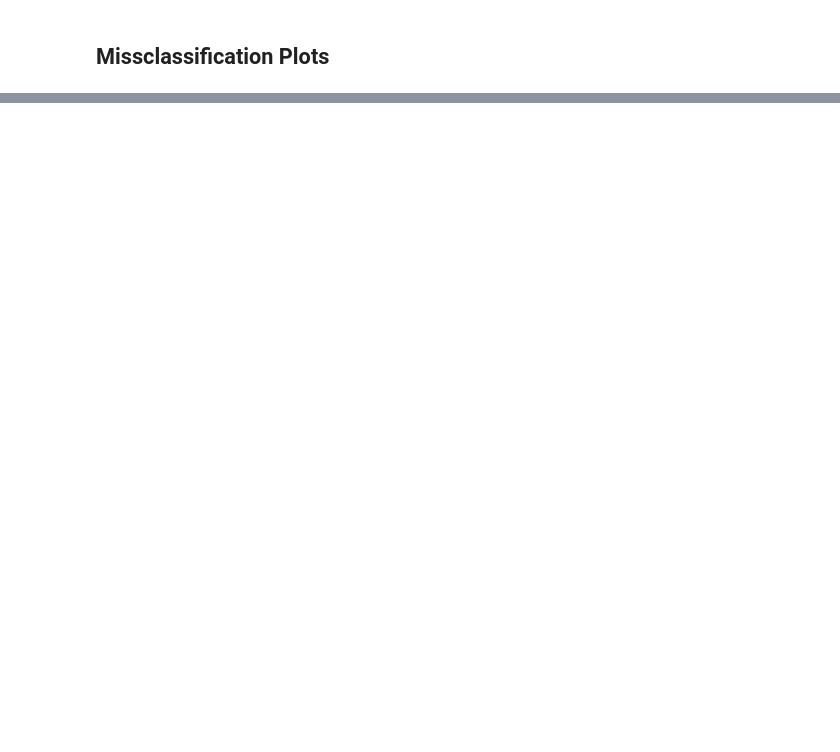
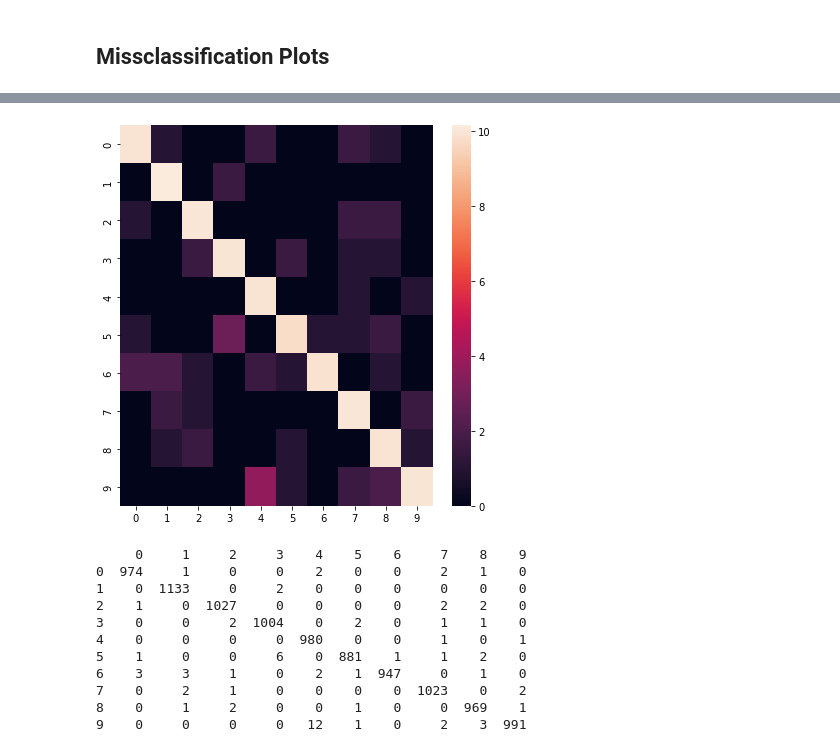
Before and after one commit to rohitashwachaks/advanced_optimisation, a Jupyter notebook: Assignments/HW1.ipynb, the cells around one changed output, grey strips where cells are left out. Saved outputs shown, nothing was run; the diff lists cells and outputs as text; code cells hidden in the pictures; blank space fills up the shorter version.

```diff
--- a/Assignments/HW1.ipynb
+++ b/Assignments/HW1.ipynb
@@ -201,16 +216,30 @@ for index, k in enumerate(missclassified_index[:3]):
 # %%
 import seaborn as sns
 import pandas as pd
 
 confusion_matrix = tf.math.confusion_matrix(labels=y_test, predictions=pred2, num_classes=10)
 
 # scaling the confusion matrix to highlight missclassification:
 # confusion_matrix = np.round(np.log2(confusion_matrix+1))
+plt.gcf().set_size_inches(7, 7,  forward=True)
 sns.heatmap(np.log2(confusion_matrix+1))
 plt.show()
 # print(pd.DataFrame(confusion_matrix, index = [i for i in range(10)], columns = [i for i in range(10)]))
-pd.DataFrame(confusion_matrix, index = [i for i in range(10)], columns = [i for i in range(10)])
+print(pd.DataFrame(np.array(confusion_matrix), index = [i for i in range(10)], columns = [i for i in range(10)]))
 # sns.heatmap(np.log2(confusion_matrix+1))
+# %% [output]
+[figure, added]
+     0     1     2     3    4    5    6     7    8    9
+0  974     1     0     0    2    0    0     2    1    0
+1    0  1133     0     2    0    0    0     0    0    0
+2    1     0  1027     0    0    0    0     2    2    0
+3    0     0     2  1004    0    2    0     1    1    0
+4    0     0     0     0  980    0    0     1    0    1
+5    1     0     0     6    0  881    1     1    2    0
+6    3     3     1     0    2    1  947     0    1    0
+7    0     2     1     0    0    0    0  1023    0    2
+8    0     1     2     0    0    1    0     0  969    1
+9    0     0     0     0   12    1    0     2    3  991
 # %% [markdown]
 Most commonly missclassified are:
 <table>
```
Also changed, not shown: parts of 7 cells of this notebook.
